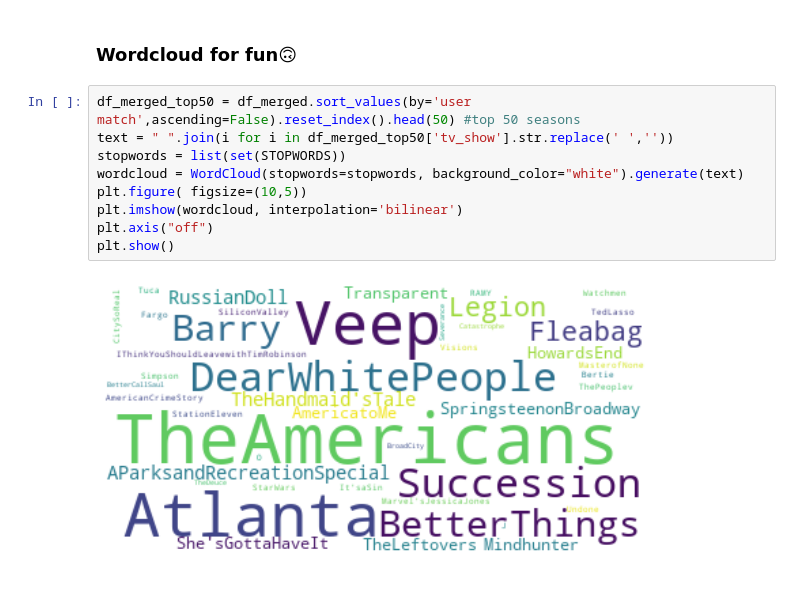
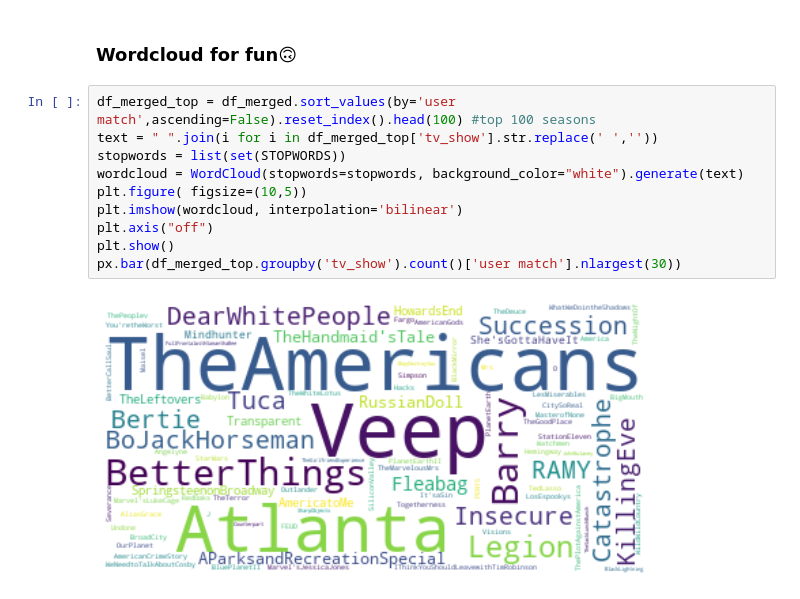
Before and after one commit to emileDesmaili/reco_system, a Jupyter notebook: metacritic EDA.ipynb, the cells around one changed output. Drawn from its saved outputs; the diff is of its cells as text.

Commit message:
added a bar plot

```diff
--- a/metacritic EDA.ipynb
+++ b/metacritic EDA.ipynb
@@ -172,13 +172,14 @@ fig2.show()
 # %% [markdown]
 ### Wordcloud for fun🙃
 # %%
-df_merged_top50 = df_merged.sort_values(by='user match',ascending=False).reset_index().head(50) #top 50 seasons
-text = " ".join(i for i in df_merged_top50['tv_show'].str.replace(' ',''))
+df_merged_top = df_merged.sort_values(by='user match',ascending=False).reset_index().head(100) #top 100 seasons
+text = " ".join(i for i in df_merged_top['tv_show'].str.replace(' ',''))
 stopwords = list(set(STOPWORDS))
 wordcloud = WordCloud(stopwords=stopwords, background_color="white").generate(text)
 plt.figure( figsize=(10,5))
 plt.imshow(wordcloud, interpolation='bilinear')
 plt.axis("off")
 plt.show()
+px.bar(df_merged_top.groupby('tv_show').count()['user match'].nlargest(30))
 # %% [output]
-[figure, old version]
+[figure, new version]
```
Also changed, not shown: parts of 1 cell of this notebook.
